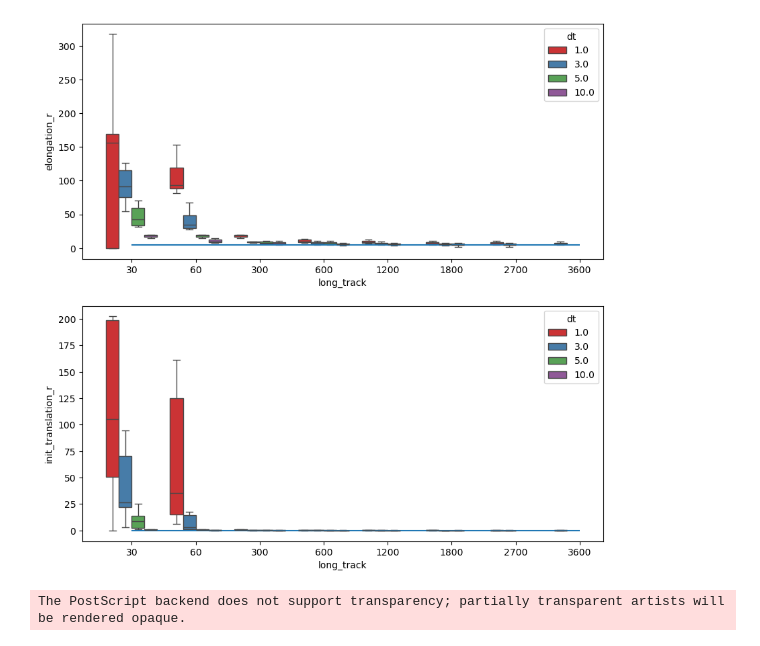
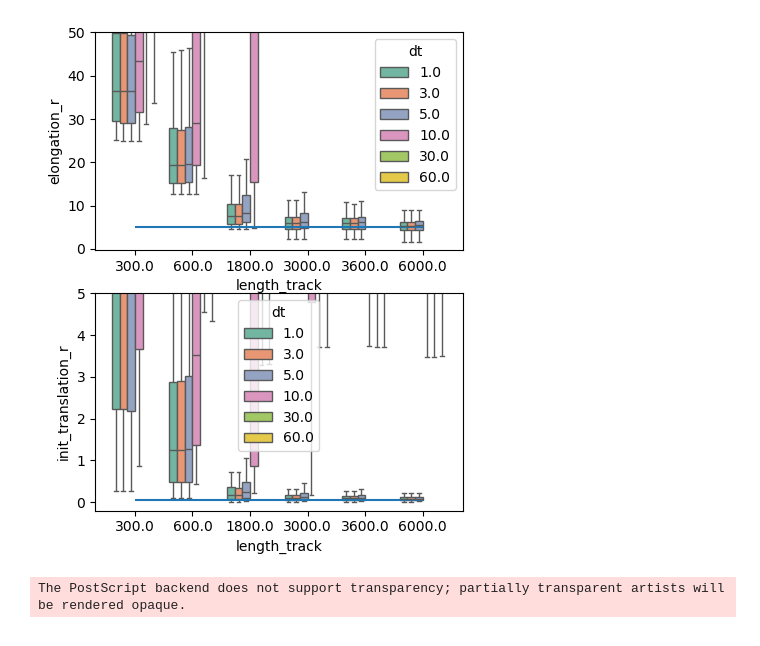
Before and after one commit to sophietheis/KineticAnalysis, a Jupyter notebook: notebook/20240605-Synthetic_datas_03-track_length.ipynb, the cells around one changed output. Cells and saved outputs as stored; diff of their text form; code cells hidden in the pictures.

```diff
--- a/notebook/20240605-Synthetic_datas_03-track_length.ipynb
+++ b/notebook/20240605-Synthetic_datas_03-track_length.ipynb
@@ -148,3 +385,3 @@ The model function generated NaN values and the fit aborted! Please check your m
 # %%
-# results = pd.read_csv(os.path.join(path, "results_dt_track_length_translation_rate_24.csv"), index_col="Unnamed: 0")
+results = pd.read_csv(os.path.join(path, "results_dt_track_length_translation_rate_5_nb_point.csv"), index_col="Unnamed: 0")
 # %%
@@ -294,18 +509,19 @@ ax.scatter(results["init_translation_r"], results["elongation_r"], c=results["lo
 # %%
 import seaborn as sns
+results_crop = results[results["length_track"]>60]
 
 fig, axes = plt.subplots(nrows=2)
-sns.boxplot(x="long_track", y="elongation_r", hue="dt", data=results, palette="Set1", showfliers=False, ax = axes[0])
-# axes[0].set_ylim(-0.2, 50)
-axes[0].hlines(elongation_rate, 0.0, 7)
+sns.boxplot(x="length_track", y="elongation_r", hue="dt", data=results_crop, palette="Set2", showfliers=False, ax = axes[0])
+axes[0].set_ylim(-0.2, 50)
+axes[0].hlines(elongation_rate, 0.0, 5)
 
-sns.boxplot(x="long_track", y="init_translation_r", hue="dt", data=results, palette="Set1", showfliers=False, ax = axes[1])
-# axes[1].set_ylim(-0.2, 1)
-axes[1].hlines(0.05, 0.0, 7)
+sns.boxplot(x="length_track", y="init_translation_r", hue="dt", data=results_crop, palette="Set2", showfliers=False, ax = axes[1])
+axes[1].set_ylim(-0.2, 5)
+axes[1].hlines(0.05, 0.0, 5)
 
-fig.set_size_inches(10,10)
+fig.set_size_inches(2.37*2,6.21)
 plt.show()
-fig.savefig(os.path.join(path_save, "track_length_dt_v2.eps"), dpi=300)
+fig.savefig(os.path.join(path_save, "track_length_dt_v2_group_length_5aasec_200rep_epitope_long.eps"), dpi=300)
 # %% [output]
-[figure, old version]
+[figure, new version]
 The PostScript backend does not support transparency; partially transparent artists will be rendered opaque.
```
Also changed, not shown: parts of 19 cells of this notebook, 8 other files.
